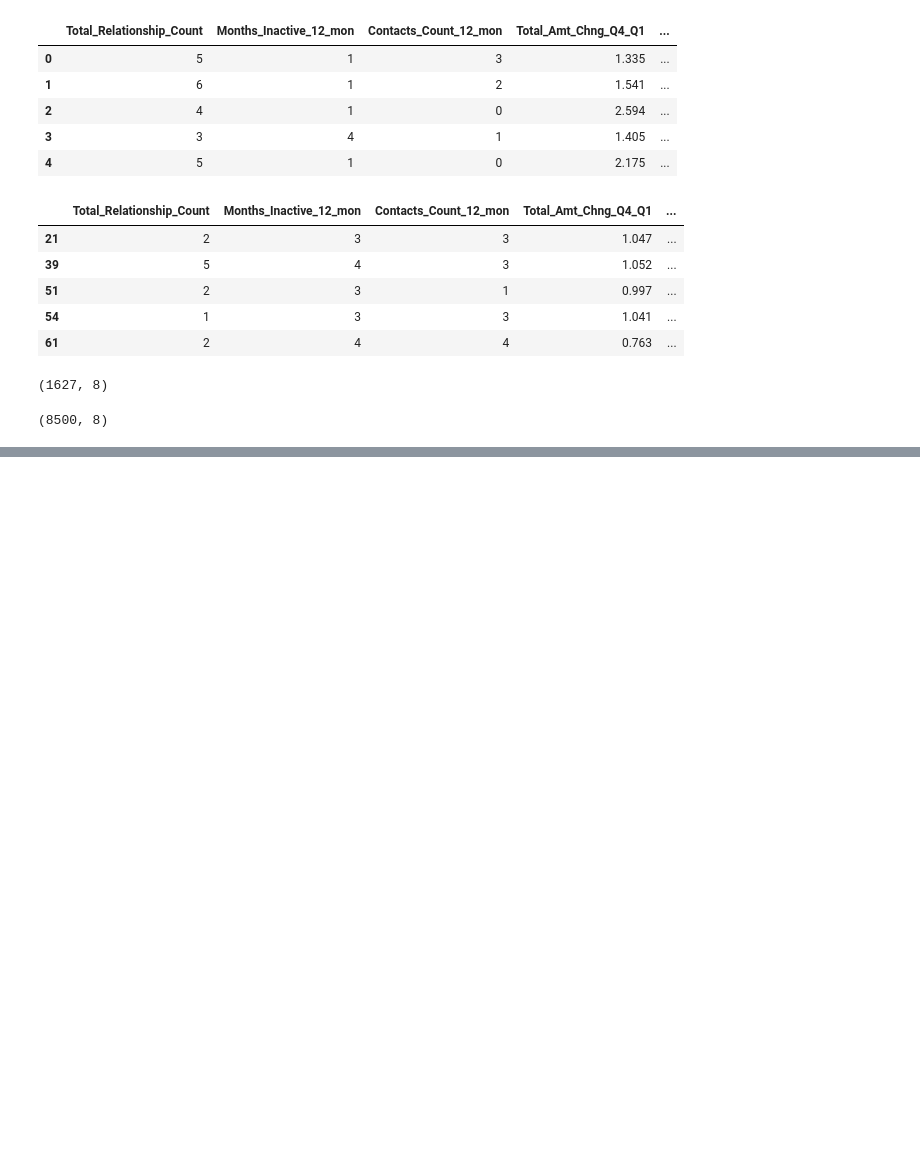
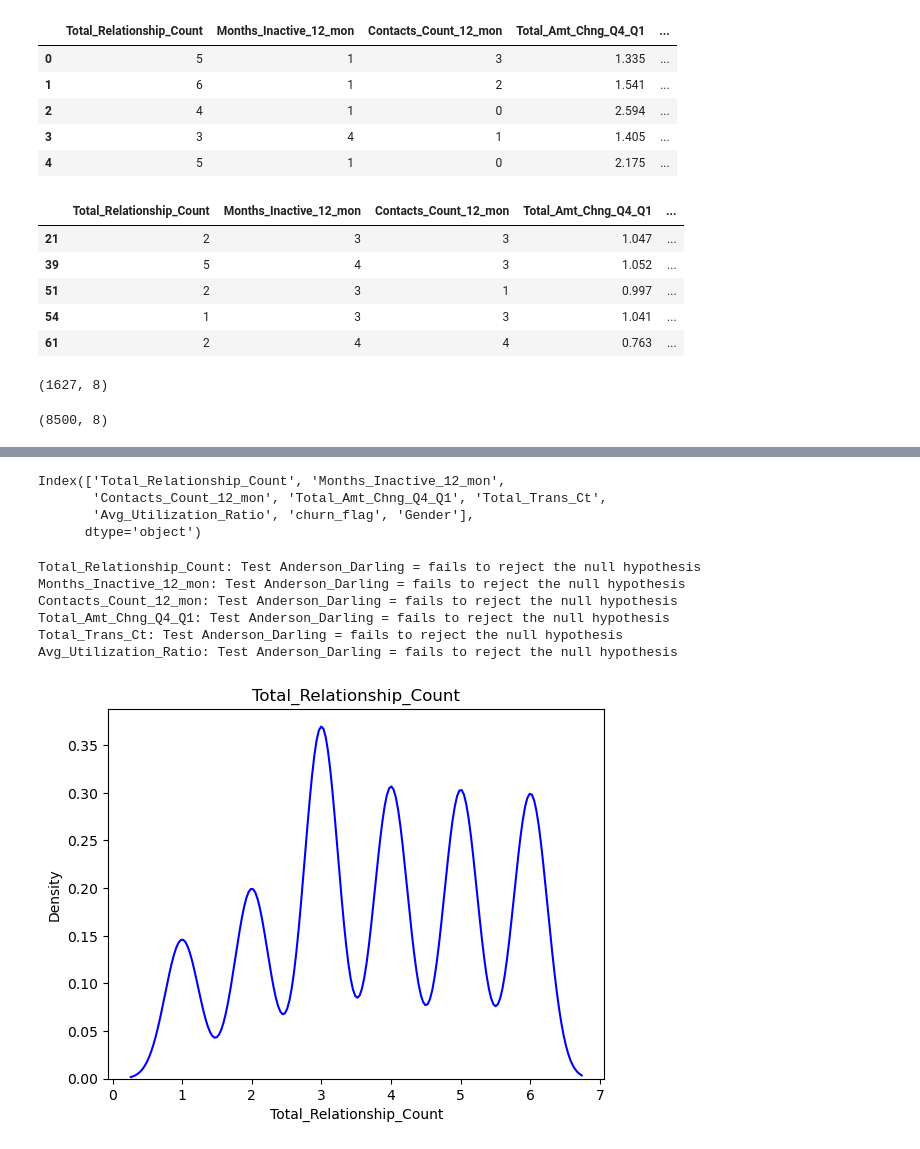
Before and after one commit to andersonjader/analyzing_credit_card_customers, a Jupyter notebook: src/Notebooks/EDA.ipynb, the cells around one changed output, grey strips where cells are left out. Saved outputs shown, nothing was run; the diff lists cells and outputs as text; code cells hidden in the pictures; blank space fills up the shorter version.

```diff
--- a/src/Notebooks/EDA.ipynb
+++ b/src/Notebooks/EDA.ipynb
@@ -466,0 +528,7 @@ l1
+# %%
+df_n.columns
+# %% [output]
+Index(['Total_Relationship_Count', 'Months_Inactive_12_mon',
+       'Contacts_Count_12_mon', 'Total_Amt_Chng_Q4_Q1', 'Total_Trans_Ct',
+       'Avg_Utilization_Ratio', 'churn_flag', 'Gender'],
+      dtype='object')
@@ -466,0 +539,15 @@ l1
+# %%
+for l in label:
+    r = cal_Anderson_Darling(df_n[l],0.050)
+    print(f"{l}: Test Anderson_Darling = {r}")
+# %% [output]
+Total_Relationship_Count: Test Anderson_Darling = fails to reject the null hypothesis
+Months_Inactive_12_mon: Test Anderson_Darling = fails to reject the null hypothesis
+Contacts_Count_12_mon: Test Anderson_Darling = fails to reject the null hypothesis
+Total_Amt_Chng_Q4_Q1: Test Anderson_Darling = fails to reject the null hypothesis
+Total_Trans_Ct: Test Anderson_Darling = fails to reject the null hypothesis
+Avg_Utilization_Ratio: Test Anderson_Darling = fails to reject the null hypothesis
+# %%
+distribuitionGaus(df_n['Total_Relationship_Count'], 'Total_Relationship_Count')
+# %% [output]
+[figure, added]
```
Also changed, not shown: parts of 26 cells of this notebook, 3 other files.
